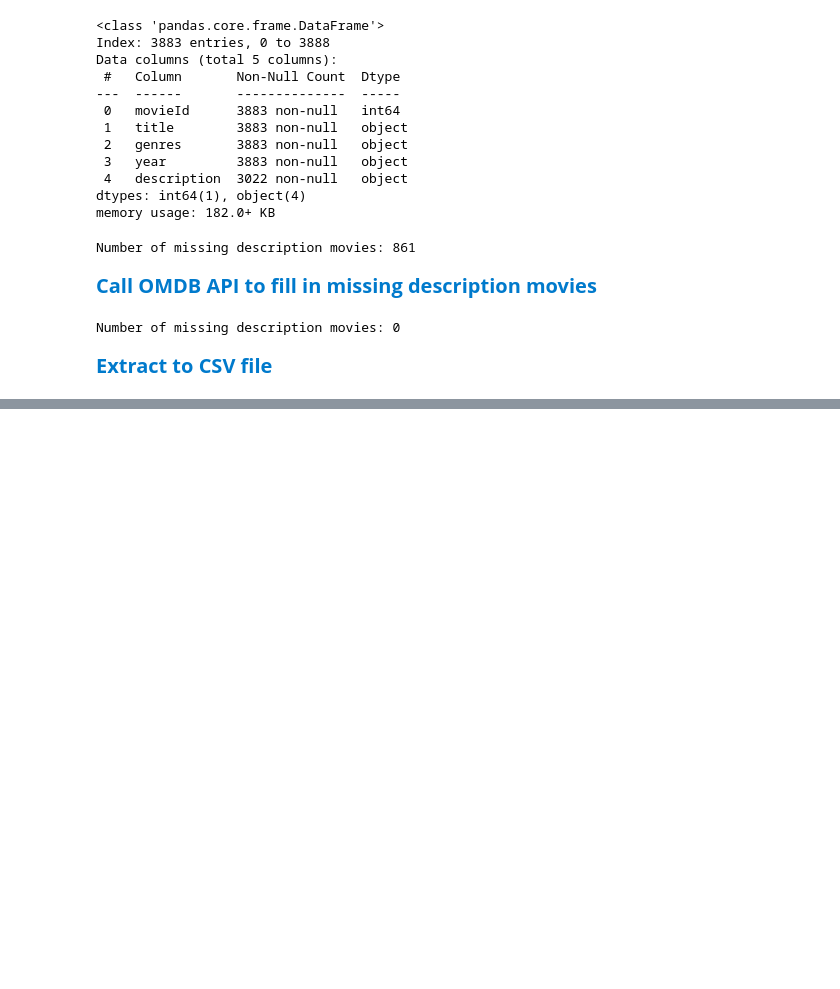
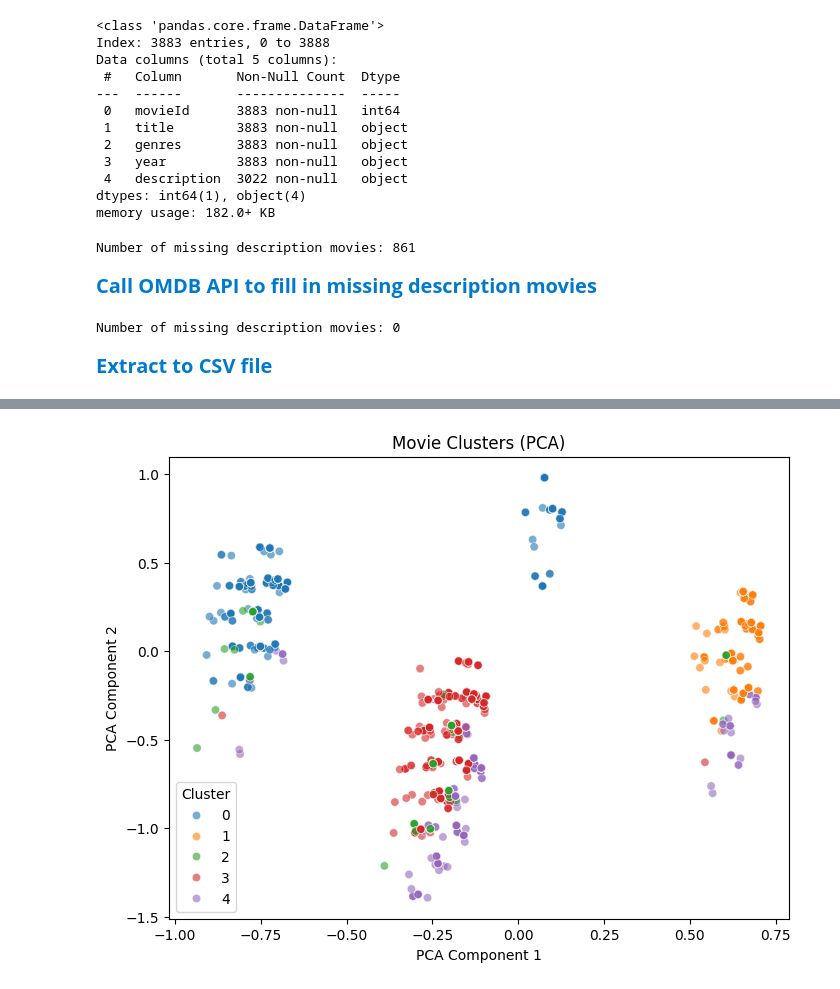
Before and after one commit to Hoang-Doan123/Movie-Recommendation-System-on-MovieLens, a Jupyter notebook: Data_Collecting_and_Cleaning.ipynb, the cells around one changed output, grey strips where cells are left out. Drawn from its saved outputs; the diff is of its cells as text; code cells hidden in the pictures; blank space fills up the shorter version.

```diff
--- a/Data_Collecting_and_Cleaning.ipynb
+++ b/Data_Collecting_and_Cleaning.ipynb
@@ -176,0 +334,13 @@ merged.to_csv('movielens_movies_with_descriptions.csv', index=False, encoding='u
+# %%
+# Define file paths
+movies_path = "movielens-1m/movies.dat"
+users_path = "movielens-1m/users.dat"
+
+# Load movies dataset
+movies = pd.read_csv(movies_path, sep="::", engine="python", header=None, names=["MovieID", "Title", "Genres"], encoding="ISO-8859-1")
+
+# Load users dataset
+users = pd.read_csv(users_path, sep="::", engine="python", header=None, names=["UserID", "Gender", "Age", "Occupation", "Zip-code"], encoding="ISO-8859-1")
+
+# Display the first few rows of each dataset
+movies.head(), users.head()
@@ -176,0 +360,27 @@ merged.to_csv('movielens_movies_with_descriptions.csv', index=False, encoding='u
+# %%
+# Convert genres to a list format for one-hot encoding
+movies["Genres"] = movies["Genres"].astype(str).apply(lambda x: x.split("|"))
+
+# One-hot encode genres using MultiLabelBinarizer
+mlb = MultiLabelBinarizer()
+genre_matrix = mlb.fit_transform(movies["Genres"])
+genre_df = pd.DataFrame(genre_matrix, columns=mlb.classes_)
+
+# Apply PCA to reduce dimensions to 2D
+pca = PCA(n_components=2, random_state=42)
+pca_result = pca.fit_transform(genre_df)
+
+# Apply K-Means clustering to find groups of similar movies
+kmeans = KMeans(n_clusters=5, random_state=42, n_init=10)
+clusters = kmeans.fit_predict(genre_df)
+
+# Scatter plot for PCA visualization of movie clusters
+plt.figure(figsize=(8, 6))
+sns.scatterplot(x=pca_result[:, 0], y=pca_result[:, 1], hue=clusters, palette="tab10", alpha=0.6)
+plt.xlabel("PCA Component 1")
+plt.ylabel("PCA Component 2")
+plt.title("Movie Clusters (PCA)")
+plt.legend(title="Cluster")
+plt.show()
+# %% [output]
+[figure, added]
```
Also changed, not shown: parts of 9 cells of this notebook.
